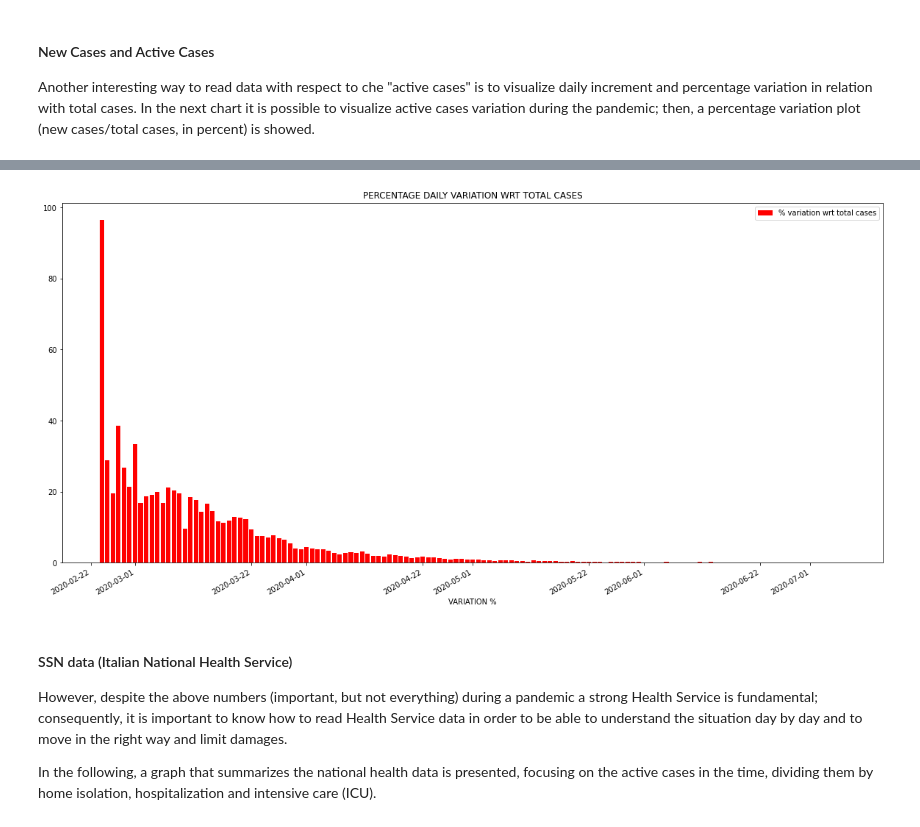
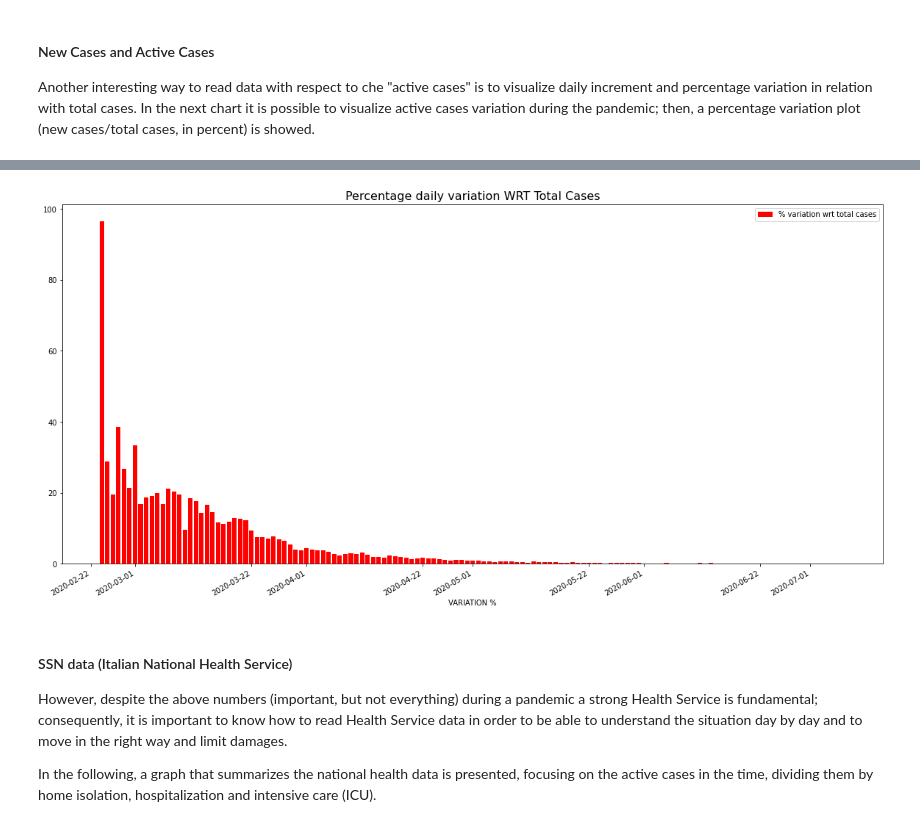
Before and after one commit to pisalore/AAGM_exam, a Jupyter notebook: pandas_exam.ipynb, the cells around one changed output, grey strips where cells are left out. Drawn from its saved outputs; the diff is of its cells as text; code cells hidden in the pictures.

```diff
--- a/pandas_exam.ipynb
+++ b/pandas_exam.ipynb
@@ -143,22 +144,24 @@ active cases variation during the pandemic;
 then, a percentage variation plot (new cases/total cases, in percent) is showed.
 # %%
 fig1, ax1 = plt.subplots(figsize = (20, 10))
-ax1.set(xlabel='DATES', YLABEL='ACTIVE CASES',title='NEW CASES')
+ax1.set(xlabel='DATES', YLABEL='ACTIVE CASES')
+ax1.set_title("New cases", fontdict={"fontsize": "16", "fontweight" : "3"})
 ax1.bar(x_dates, new_cases, label='Active cases')
 ax1.bar(x_dates, cases_variation, label='New cases variation')
 
 plt.legend(loc="upper left")
 plt.gcf().autofmt_xdate()
 
 fig2, ax2 = plt.subplots(figsize = (20, 10))
-ax2.set(xlabel='VARIATION %', ylabel='',title='PERCENTAGE DAILY VARIATION WRT TOTAL CASES')
+ax2.set(xlabel='VARIATION %', ylabel='')
+ax2.set_title("Percentage daily variation WRT Total Cases", fontdict={"fontsize": "16", "fontweight" : "3"})
 ax2.bar(x_dates, percentage_variation, label='% variation wrt total cases', color='red')
 plt.legend(loc="upper right")
 plt.gcf().autofmt_xdate()
 plt.show()
 # %% [output]
 [figure]
-[figure, old version]
+[figure, new version]
 # %% [markdown]
 #### SSN data (Italian National Health Service)
 However, despite the above numbers (important, but not everything) during a
```
Also changed, not shown: parts of 8 cells of this notebook.
